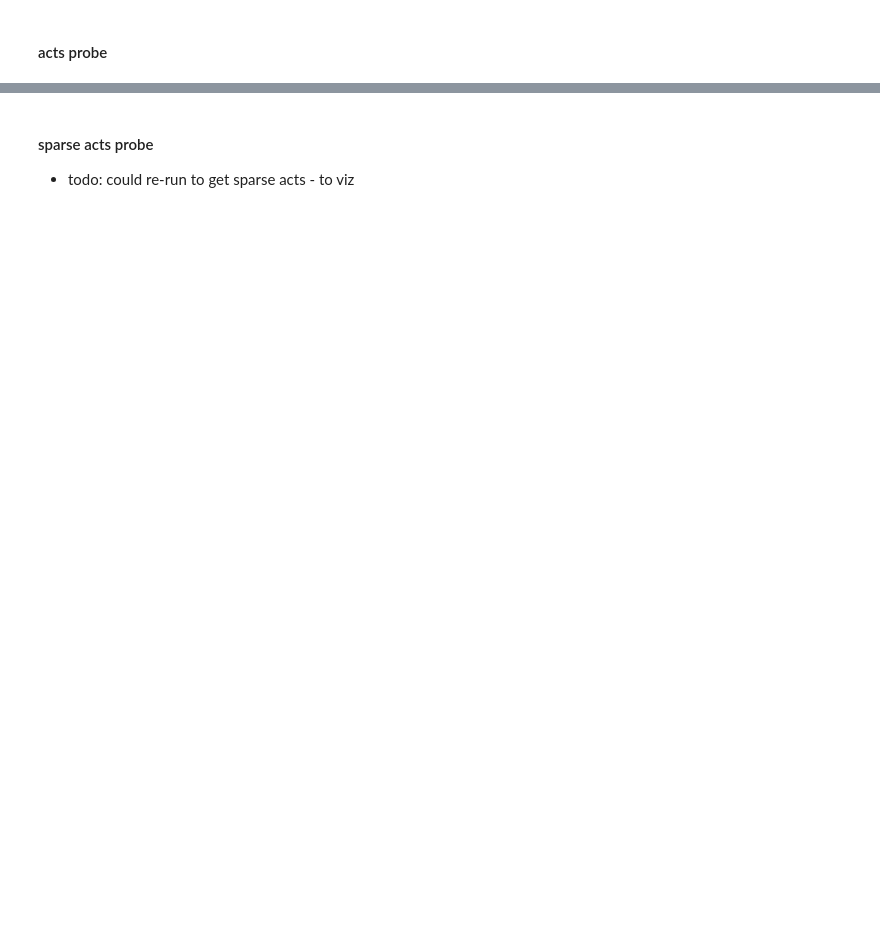
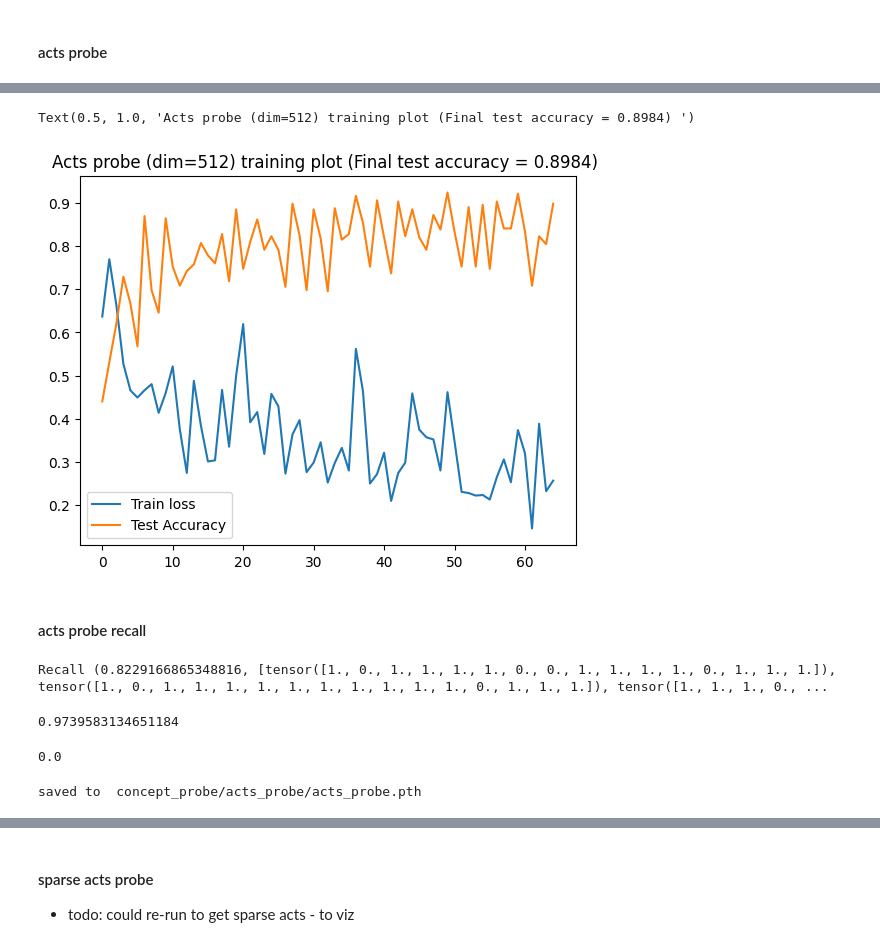
Before and after one commit to xinrose-lin/causal_interp_for_harm_detection, a Jupyter notebook: probe_results.ipynb, the cells around one changed output, grey strips where cells are left out. Drawn from its saved outputs; the diff is of its cells as text; code cells hidden in the pictures; blank space fills up the shorter version.

```diff
--- a/probe_results.ipynb
+++ b/probe_results.ipynb
@@ -77,16 +156,18 @@ for i in range(epoches):
 # %%
-def train_loop(train_batches, epoches=25, dim=512):
-    t.manual_seed(42)
-    probe = Probe(512)
+t.manual_seed(42)
+probe = Probe(512)
 
-    epoch_train_loss = []
-    total_loss = []
-    epoch_test_acc = []
+epoch_train_loss = []
+total_loss = []
+epoch_test_acc = []
+epoches = 65
 
-    for i in range(epoches):
-        probe, losses = train_probe(probe, train_batches)
-        total_loss.extend(losses)
-        epoch_train_loss.append(losses[-1])
+# train_batches = batches[:-2]
 
-        test_acc = test_probe(probe, batches=test_batches, seed=42)
-        epoch_test_acc.append(test_acc)
+for i in range(epoches):
+    probe, losses = train_probe(probe, train_batches)
+    total_loss.extend(losses)
+    epoch_train_loss.append(losses[-1])
+
+    test_acc = test_probe(probe, batches=test_batches, seed=42)
+    epoch_test_acc.append(test_acc)
@@ -92,0 +178,53 @@ def train_loop(train_batches, epoches=25, dim=512):
+# %%
+plt.plot(epoch_train_loss, label="Train loss")
+plt.plot(epoch_test_acc, label="Test Accuracy")
+plt.legend()
+plt.title(f"Acts probe (dim=512) training plot (Final test accuracy = {epoch_test_acc[-1]:.4f}) ")
+# %% [output]
+Text(0.5, 1.0, 'Acts probe (dim=512) training plot (Final test accuracy = 0.8984) ')
+[figure, added]
+# %% [markdown]
+#### acts probe recall
+# %%
+## recall score (harmful) = 0.823
+
+harmful_acts = read_from_pt_gz("data_latents/test/acts/harmful_acts_512.pt.gz")
+last_tok_acts_data = harmful_acts[:, -1, :].tolist()
+label = t.ones(len(harmful_acts))
+test_batches_harmful = data_loader(last_tok_acts_data, label)
+
+recall = test_probe(probe, test_batches_harmful)
+print('Recall', recall)
+# %% [output]
+Recall (0.8229166865348816, [tensor([1., 0., 1., 1., 1., 1., 0., 0., 1., 1., 1., 1., 0., 1., 1., 1.]), tensor([1., 0., 1., 1., 1., 1., 1., 1., 1., 1., 1., 1., 0., 1., 1., 1.]), tensor([1., 1., 1., 0., ...
+# %%
+## recall score (nonharmful) = 0.97
+## better at nonharmful than harmful?
+
+nonharmful_acts = read_from_pt_gz("data_latents/test/acts/nonharmful_acts_512.pt.gz")
+last_tok_acts_data = nonharmful_acts[:, -1, :].tolist()
+
+label = t.zeros(len(nonharmful_acts))
+test_batches_nonharmful = data_loader(last_tok_acts_data, label)
+
+test_probe(probe, test_batches_nonharmful)
+# %% [output]
+0.9739583134651184
+# %%
+# recall (perturbed)
+harmful_acts = read_from_pt_gz("data_latents/test_perturbed/acts/harmful_acts_512.pt.gz")
+last_tok_acts_data = harmful_acts[:, -1, :].tolist()
+label = t.ones(len(harmful_acts))
+test_batches_harmful_perturbed = data_loader(last_tok_acts_data, label)
+
+test_probe(probe, test_batches_harmful_perturbed)
+
+# plt.plot(harmful_acts[:, -1, :].mean(0))
+# %% [output]
+0.0
+# %%
+filepath = "concept_probe/acts_probe/acts_probe.pth"
+t.save(probe.state_dict(), filepath)
+print('saved to ', filepath)
+# %% [output]
+saved to  concept_probe/acts_probe/acts_probe.pth
```
Also changed, not shown: parts of 51 cells of this notebook, 14 other files.
